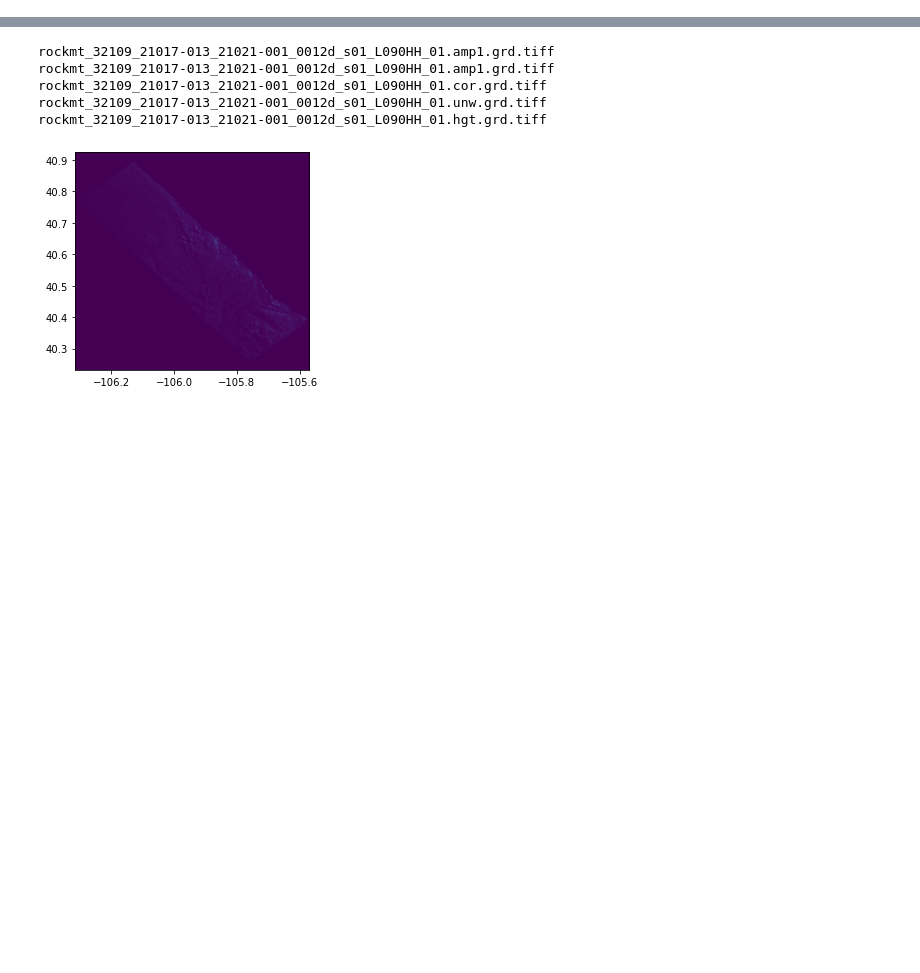
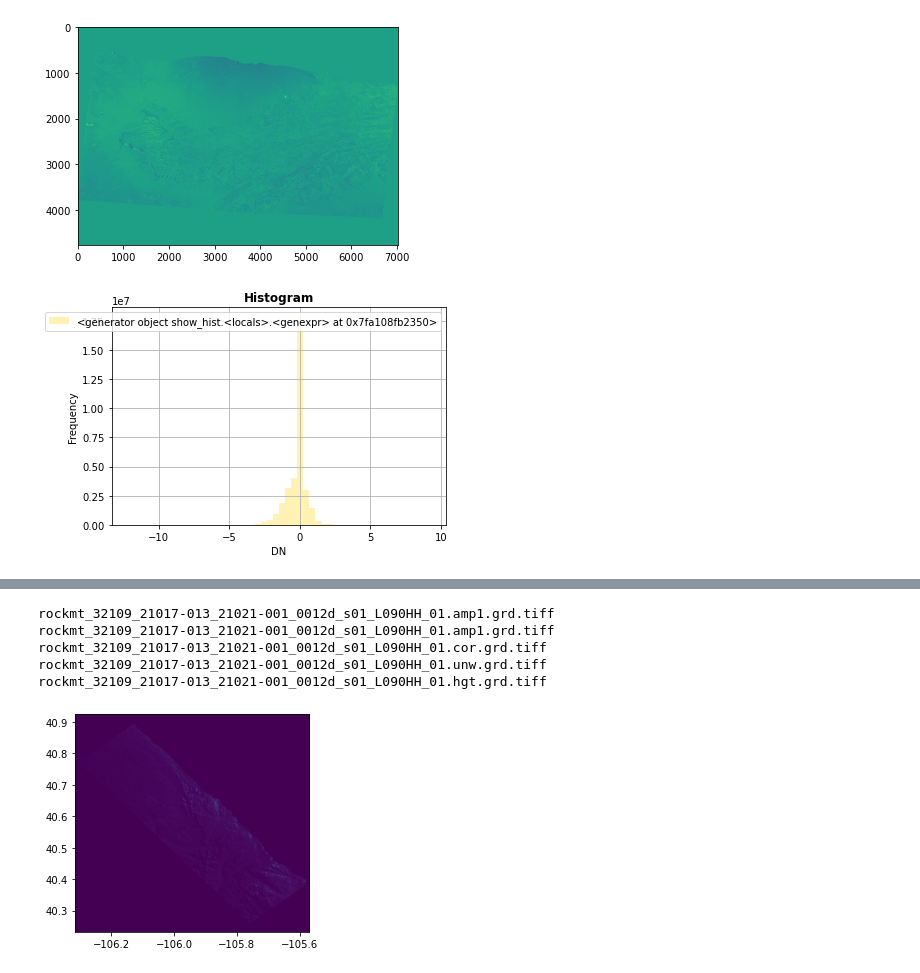
Before and after one commit to jacktarricone/uavsar_scripts, a Jupyter notebook: uavsar_snowex_hackweek.ipynb, the cells around one changed output, grey strips where cells are left out. Saved outputs shown, nothing was run; the diff lists cells and outputs as text; code cells hidden in the pictures; blank space fills up the shorter version.

```diff
--- a/uavsar_snowex_hackweek.ipynb
+++ b/uavsar_snowex_hackweek.ipynb
@@ -200,0 +205,12 @@ uavsar_tiff_convert(folder)
+# %%
+with rio.open(path) as da_raw:
+    da_array = da_raw.read(1)
+
+# convert all 0's to nan
+show(da_array)
+show_hist(da_array, bins=50, lw=0.0, stacked=False, alpha=0.3,
+    histtype='stepfilled', title="Histogram")
+da_array[da_array==0.00000] = np.nan
+# %% [output]
+[figure, added]
+[figure, added]
```
Also changed, not shown: parts of 4 cells of this notebook, 4 other files.
